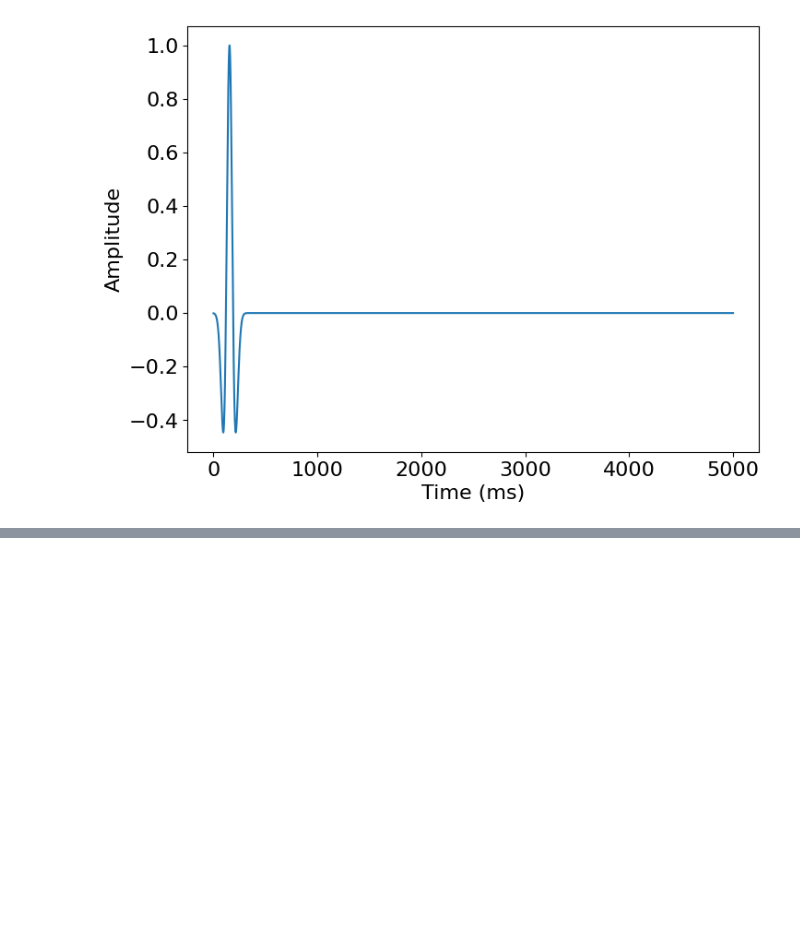
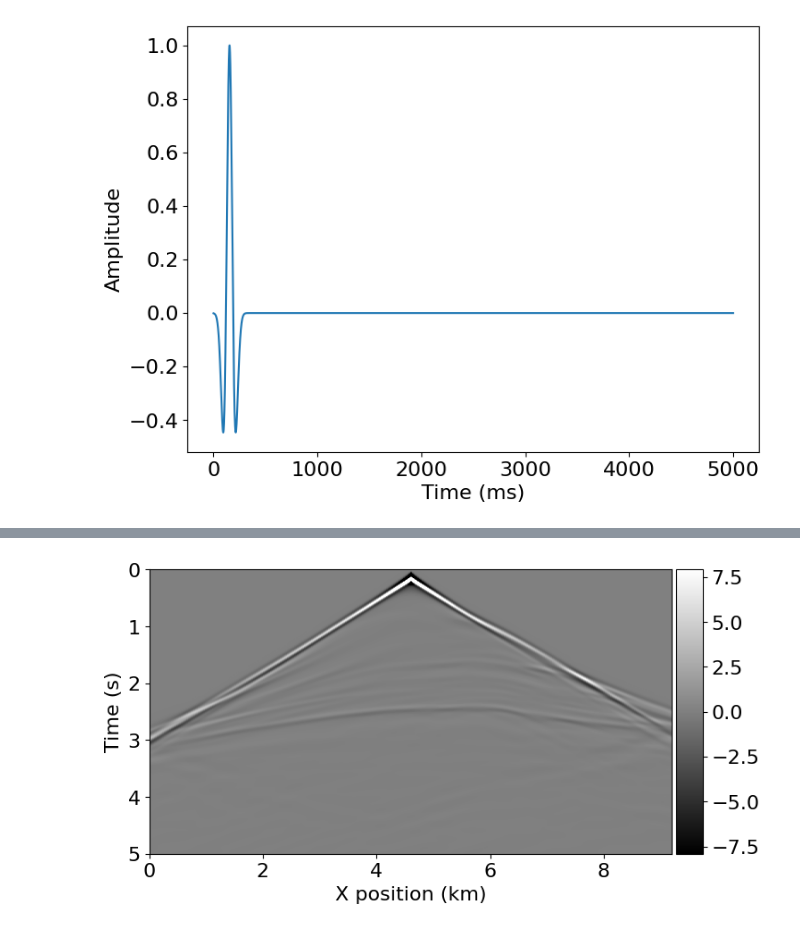
Before and after one commit to joaopaulomo/code_rtm_implemnte, a Jupyter notebook: rtm_implement.ipynb, the cells around one changed output, grey strips where cells are left out. Saved outputs shown, nothing was run; the diff lists cells and outputs as text; code cells hidden in the pictures; blank space fills up the shorter version.

```diff
--- a/rtm_implement.ipynb
+++ b/rtm_implement.ipynb
@@ -83,0 +90,4 @@ plot_shotrecord(smooth_d.data - true_d.data, model, t0, tn)
+# %%
+plot_shotrecord(smooth_d.data, model, t0, tn)
+# %% [output]
+[figure, added]
```
Also changed, not shown: parts of 15 cells of this notebook.
